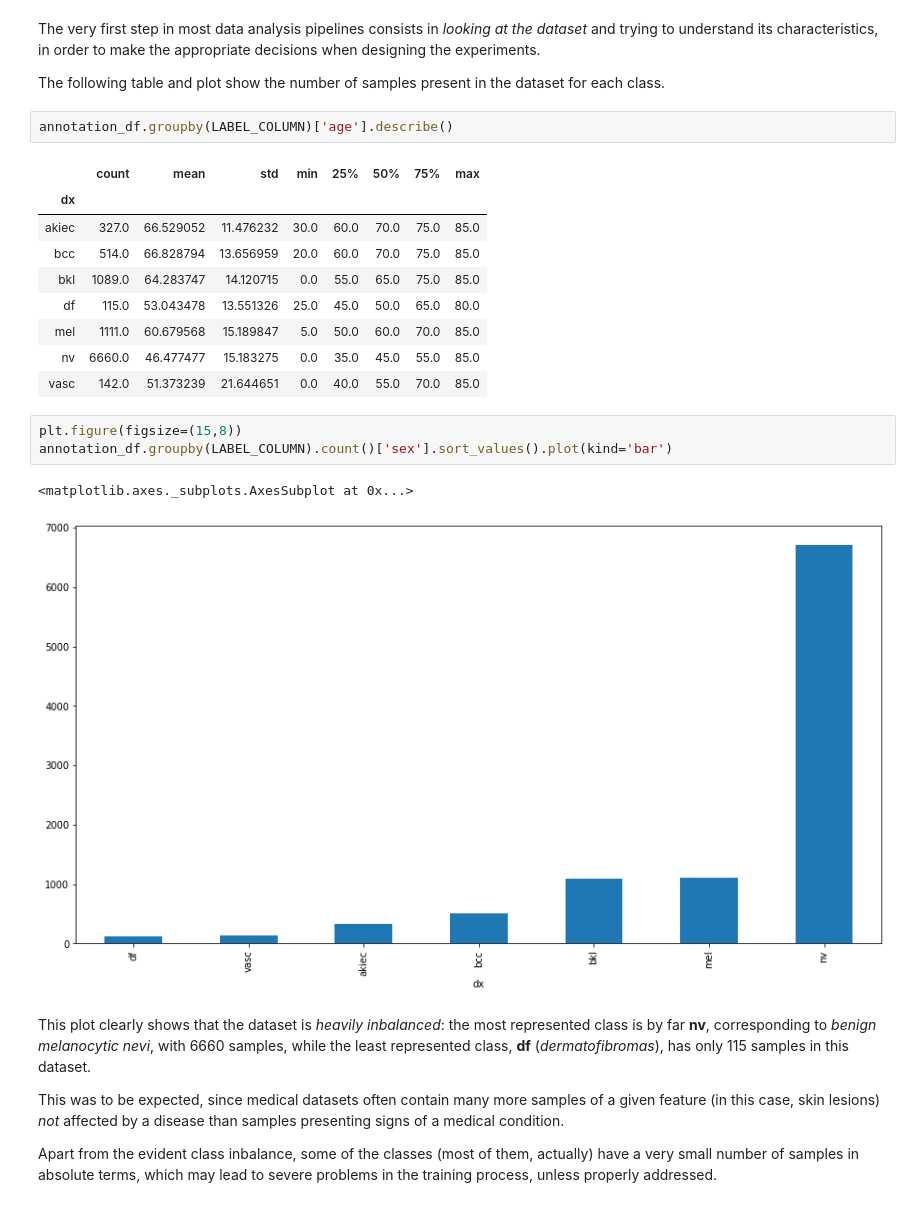
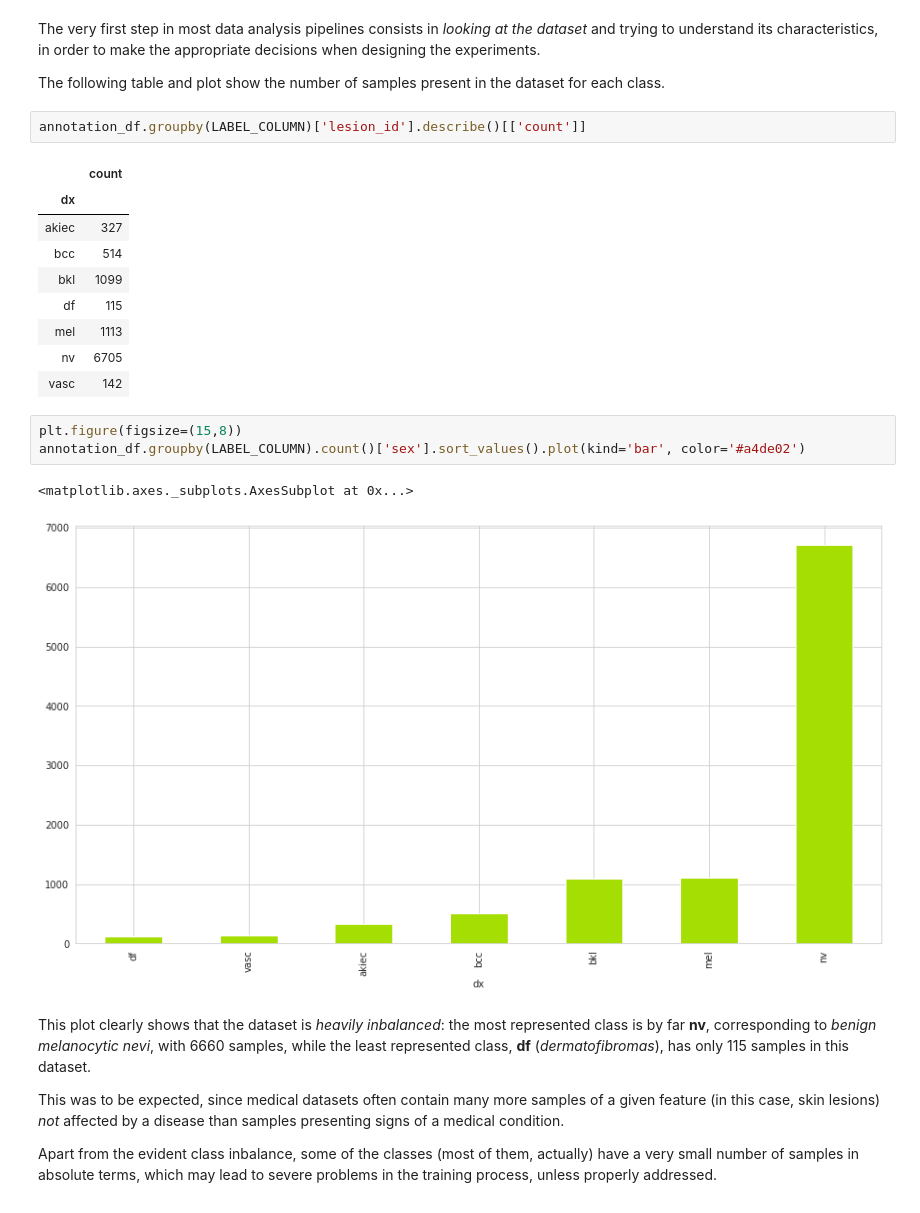
Before and after one commit to matteo-peltarion/classification-toolkit, a Jupyter notebook: notebooks/report.ipynb, the cells around one changed output. Saved outputs shown, nothing was run; the diff lists cells and outputs as text.

```diff
--- a/notebooks/report.ipynb
+++ b/notebooks/report.ipynb
@@ -72,23 +76,23 @@ to make the appropriate decisions when designing the experiments.
 The following table and plot show the number of samples present in the dataset for each
 class.
 # %%
-annotation_df.groupby(LABEL_COLUMN)['age'].describe()
+annotation_df.groupby(LABEL_COLUMN)['lesion_id'].describe()[['count']]
 # %% [output]
-|  | count | mean | std | min | 25% | 50% | 75% | max |
-| dx |  |  |  |  |  |  |  |  |
-| akiec | 327.0 | 66.529052 | 11.476232 | 30.0 | 60.0 | 70.0 | 75.0 | 85.0 |
-| bcc | 514.0 | 66.828794 | 13.656959 | 20.0 | 60.0 | 70.0 | 75.0 | 85.0 |
-| bkl | 1089.0 | 64.283747 | 14.120715 | 0.0 | 55.0 | 65.0 | 75.0 | 85.0 |
-| df | 115.0 | 53.043478 | 13.551326 | 25.0 | 45.0 | 50.0 | 65.0 | 80.0 |
-| mel | 1111.0 | 60.679568 | 15.189847 | 5.0 | 50.0 | 60.0 | 70.0 | 85.0 |
-| nv | 6660.0 | 46.477477 | 15.183275 | 0.0 | 35.0 | 45.0 | 55.0 | 85.0 |
-| vasc | 142.0 | 51.373239 | 21.644651 | 0.0 | 40.0 | 55.0 | 70.0 | 85.0 |
+|  | count |
+| dx |  |
+| akiec | 327 |
+| bcc | 514 |
+| bkl | 1099 |
+| df | 115 |
+| mel | 1113 |
+| nv | 6705 |
+| vasc | 142 |
 # %%
 plt.figure(figsize=(15,8))
-annotation_df.groupby(LABEL_COLUMN).count()['sex'].sort_values().plot(kind='bar')
+annotation_df.groupby(LABEL_COLUMN).count()['sex'].sort_values().plot(kind='bar', color='#a4de02')
 # %% [output]
 <matplotlib.axes._subplots.AxesSubplot at 0x...>
-[figure, old version]
+[figure, new version]
 # %% [markdown]
 This plot clearly shows that the dataset is *heavily inbalanced*: the most
 represented class is by far **nv**, corresponding to *benign melanocytic nevi*, with
```
Also changed, not shown: parts of 37 cells of this notebook, 18 other files.
